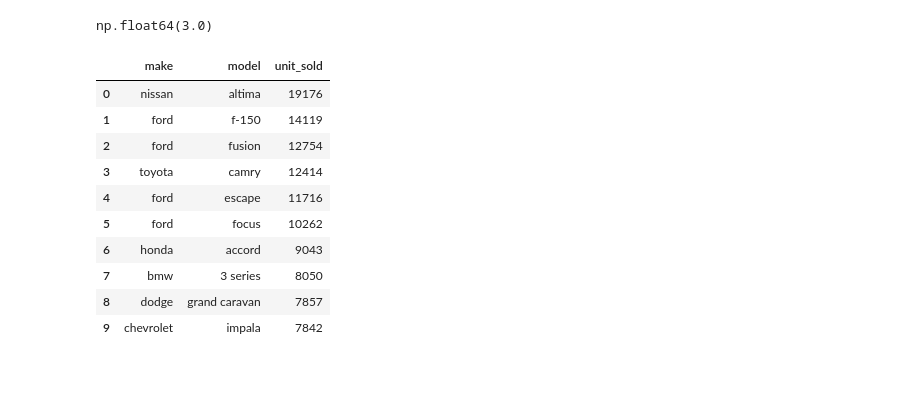
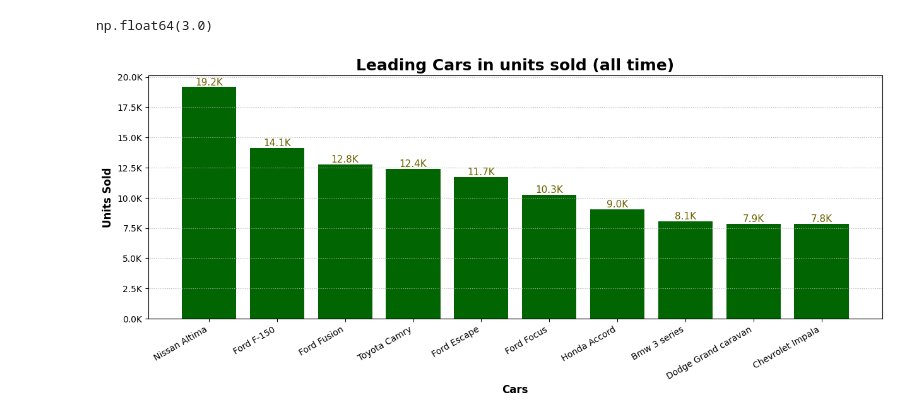
Before and after one commit to pranay-authankar/vehicle_sales_analytics, a Jupyter notebook: notebook/4_data_analysis.ipynb, the cells around one changed output. Cells and saved outputs as stored; diff of their text form; code cells hidden in the pictures; blank space fills up the shorter version.

```diff
--- a/notebook/4_data_analysis.ipynb
+++ b/notebook/4_data_analysis.ipynb
@@ -142,21 +146,39 @@ np.float64(3.0)
 # %%
 #6. Highest units sold vehicle [make, body, trim] (all time).
 
-(dataset.groupby(["make", "model"])["vin"]
+top_10_make_model = (dataset.groupby(["make", "model"])["vin"]
 .agg("count")
 .sort_values(ascending = False)
 .reset_index(name = "unit_sold")
 .head(10)
 )
-# %% [output]
-|  | make | model | unit_sold |
-| 0 | nissan | altima | 19176 |
-| 1 | ford | f-150 | 14119 |
-| 2 | ford | fusion | 12754 |
-| 3 | toyota | camry | 12414 |
-| 4 | ford | escape | 11716 |
-| 5 | ford | focus | 10262 |
-| 6 | honda | accord | 9043 |
-| 7 | bmw | 3 series | 8050 |
-| 8 | dodge | grand caravan | 7857 |
-| 9 | chevrolet | impala | 7842 |
+# %%
+#6. Graph
+
+x_axis = top_10_make_model["make"].str.capitalize() + " " + top_10_make_model["model"].str.capitalize()
+y_axis = top_10_make_model["unit_sold"]
+
+plt.figure(figsize = (15, 5))
+
+bars = plt.bar(x_axis, y_axis, color = "#016501")
+
+plt.gca().yaxis.set_major_formatter(
+    ticker.FuncFormatter(lambda x, pos: f"{x/1000:.1f}K")
+)
+
+plt.bar_label(bars,
+              labels = [f"{x/1000:.1f}K" for x in bars.datavalues],
+              color = "#6D6201",
+              fontsize = 11)
+
+plt.xticks(rotation = 30, ha = "right")
+plt.grid(axis = "y", linewidth = 0.8, linestyle = ":")
+
+plt.title("Leading Cars in units sold (all time)", fontsize = 18, fontweight = "bold")
+plt.xlabel("Cars", fontsize = 12, fontweight = "bold")
+plt.ylabel("Units Sold", fontsize = 12, fontweight = "bold")
+
+plt.savefig("../charts/top_10_cars_by_units_sold.png")
+plt.show()
+# %% [output]
+[figure, added]
```
Also changed, not shown: parts of 7 cells of this notebook, 4 other files.
